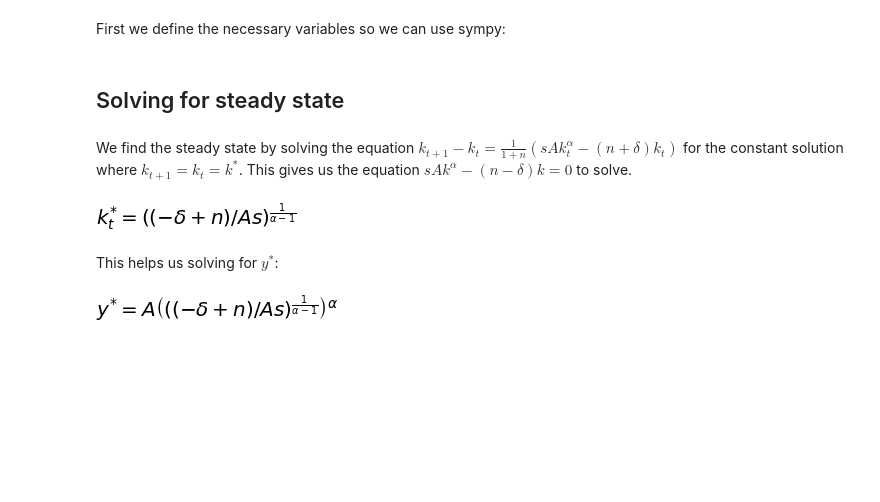
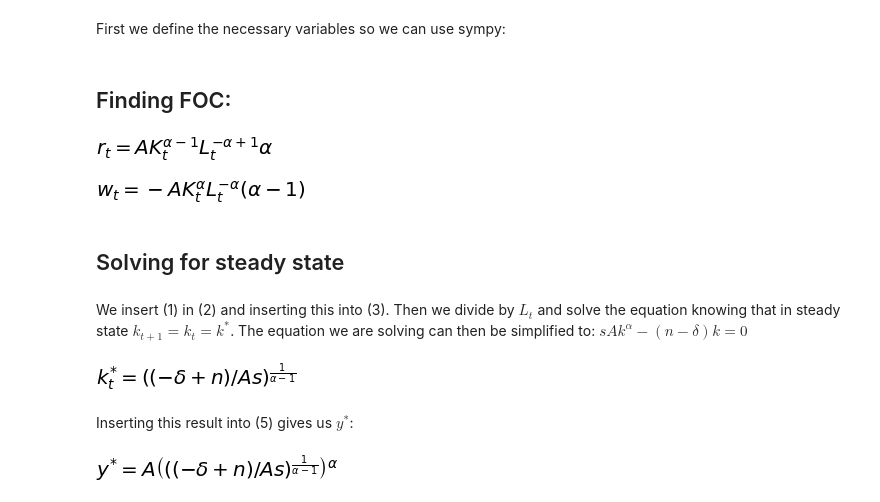
Before and after one commit to NumEconCopenhagen/projects-2019-tm-and-mp, a Jupyter notebook: modelproject/modelproject.ipynb, the cells around one changed output. Saved outputs shown, nothing was run; the diff lists cells and outputs as text; code cells hidden in the pictures; blank space fills up the shorter version.

```diff
--- a/modelproject/modelproject.ipynb
+++ b/modelproject/modelproject.ipynb
@@ -69,15 +64,27 @@ alpha = sm.symbols("alpha")
 delta = sm.symbols("delta")
 kstar = sm.symbols("k_t^*")
 ystar = sm.symbols("y^*")
+# %% [markdown]
+## Finding FOC:
+# %%
+r_foc = sm.simplify(sm.diff(A*K**alpha*L**(1-alpha),K))
+sm.Eq(r, r_foc)
+# %% [output]
+[figure, added]
+# %%
+w_foc = sm.simplify(sm.diff(A*K**alpha*L**(1-alpha),L))
+sm.Eq(w, w_foc)
+# %% [output]
+[figure, added]
 # %% [markdown]
 ## Solving for steady state
-# %% [markdown]
-We find the steady state by solving the equation $k_{t+1}-k_t = \frac{1}{1+n} (sAk_t^{\alpha} -(n+\delta)k_t)$ for the constant solution where $k_{t+1} = k_t = k^*$. This gives us the equation $sAk^{\alpha} - (n-\delta)k = 0$ to solve.
+# %% [markdown]
+We insert (1) in (2) and inserting this into (3). Then we divide by $L_t$ and solve the equation knowing that in steady state $k_{t+1} = k_t = k^*$. The equation we are solving can then be simplified to: $sAk^{\alpha} - (n-\delta)k = 0$
 # %%
 ksteady = sm.solve(s*A*k**alpha-(n-delta)*k, k)[0]
 sm.Eq(kstar , ksteady)
 # %% [output]
 [figure]
-# %% [markdown]
-This helps us solving for $y^*$:
+# %% [markdown]
+Inserting this result into (5) gives us $y^*$:
 # %%
```
Also changed, not shown: parts of 29 cells of this notebook.
